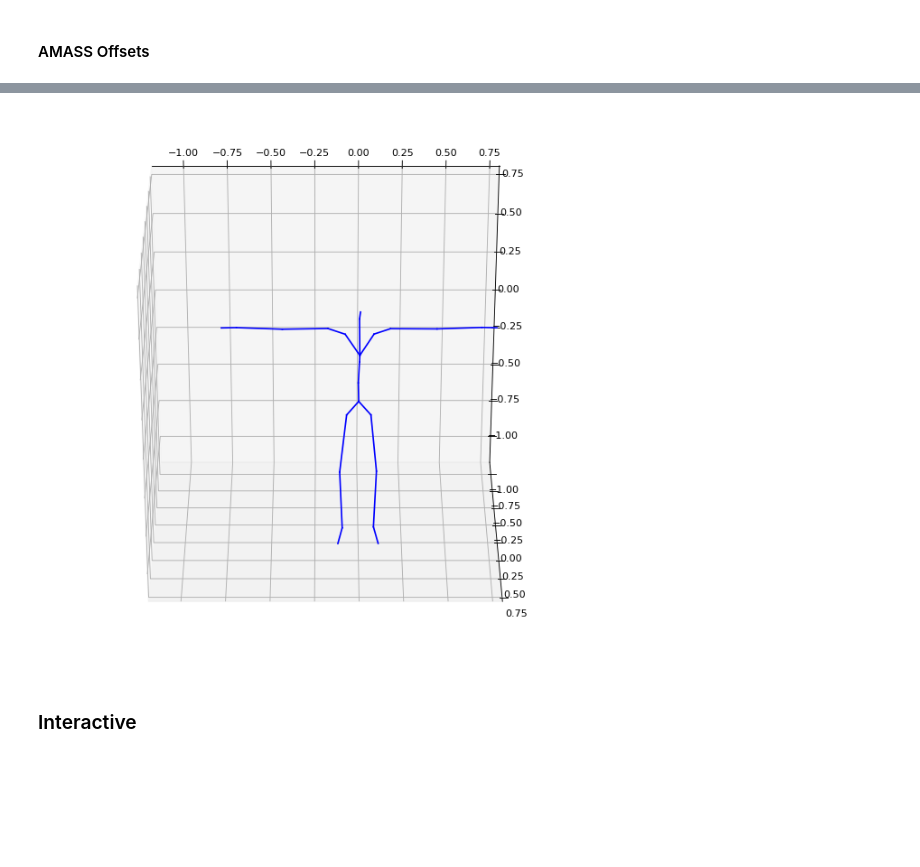
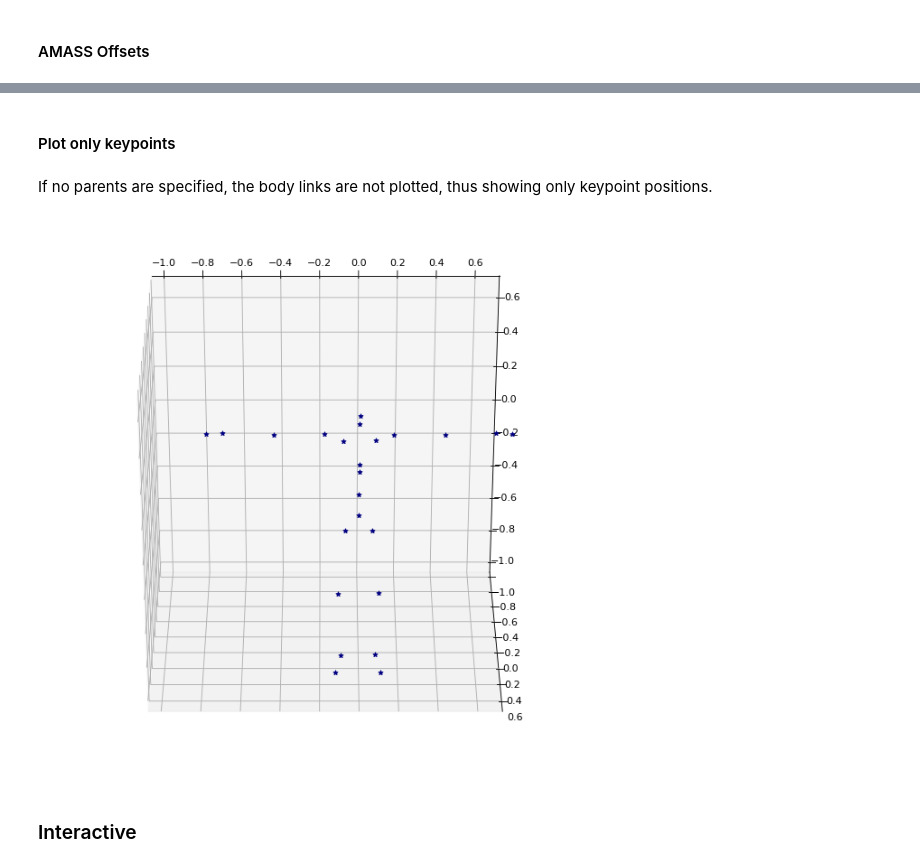
Before and after one commit to MichaelVanuzzo/hmp_utils, a Jupyter notebook: demo_notebooks/static_visualization_demo.ipynb, the cells around one changed output, grey strips where cells are left out. Cells and saved outputs as stored; diff of their text form; code cells hidden in the pictures; blank space fills up the shorter version.

```diff
--- a/demo_notebooks/static_visualization_demo.ipynb
+++ b/demo_notebooks/static_visualization_demo.ipynb
@@ -41,8 +41,12 @@ plot_body_keypoints(SMPL_OFFSETS['neutral'], SMPL_PARENTS, azimuth=-90, elevatio
+# %% [markdown]
+#### Plot only keypoints
+# %% [markdown]
+If no parents are specified, the body links are not plotted, thus showing only keypoint positions.
 # %%
-plot_body_keypoints(SMPL_OFFSETS['neutral'], SMPL_PARENTS, azimuth=-90, elevation=120,
-                    show_grid=True, show_keypoint_id=False, keypoint_marker='')
+plot_body_keypoints(SMPL_OFFSETS['neutral'], azimuth=-90, elevation=120,
+                    show_grid=True, show_keypoint_id=False, keypoint_marker='*')
 # %% [output]
-[figure, old version]
+[figure, new version]
 # %% [markdown]
 ### Interactive
 # %%
```
Also changed, not shown: parts of 5 cells of this notebook, 2 other files.
